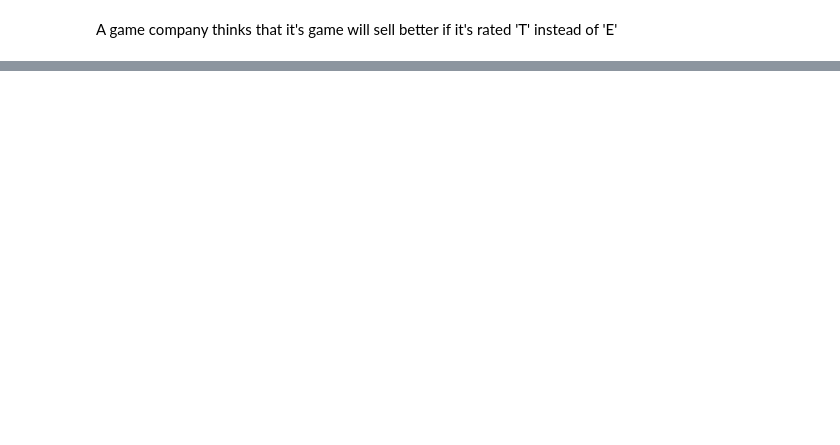
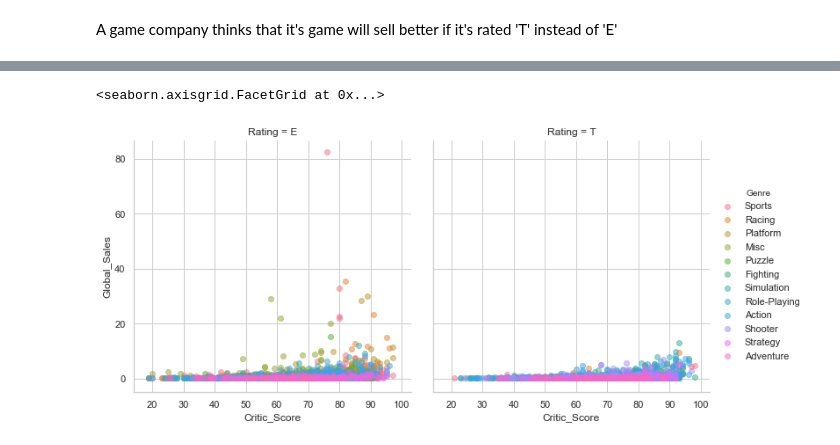
Before and after one commit to micsab/thinkful_files, a Jupyter notebook: unit_1/capstone/Game Ratings.ipynb, the cells around one changed output, grey strips where cells are left out. Cells and saved outputs as stored; diff of their text form; code cells hidden in the pictures; blank space fills up the shorter version.

```diff
--- a/unit_1/capstone/Game Ratings.ipynb
+++ b/unit_1/capstone/Game Ratings.ipynb
@@ -125,0 +88,6 @@ sns.boxplot(x='Genre', y='Global_Sales', data=sales_norm)
+# %%
+sns.lmplot(y='Global_Sales', x='Critic_Score', hue='Genre', data=games,
+            col='Rating', fit_reg=False, ci=False, scatter_kws={'alpha':0.5})
+# %% [output]
+<seaborn.axisgrid.FacetGrid at 0x...>
+[figure, added]
```
Also changed, not shown: parts of 38 cells of this notebook, 3 other files.
